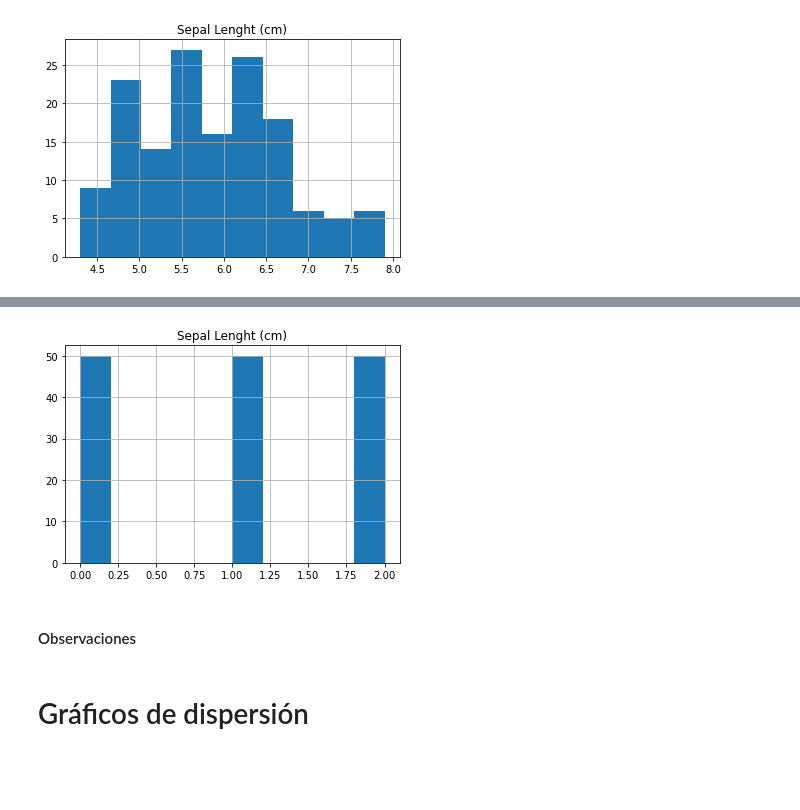
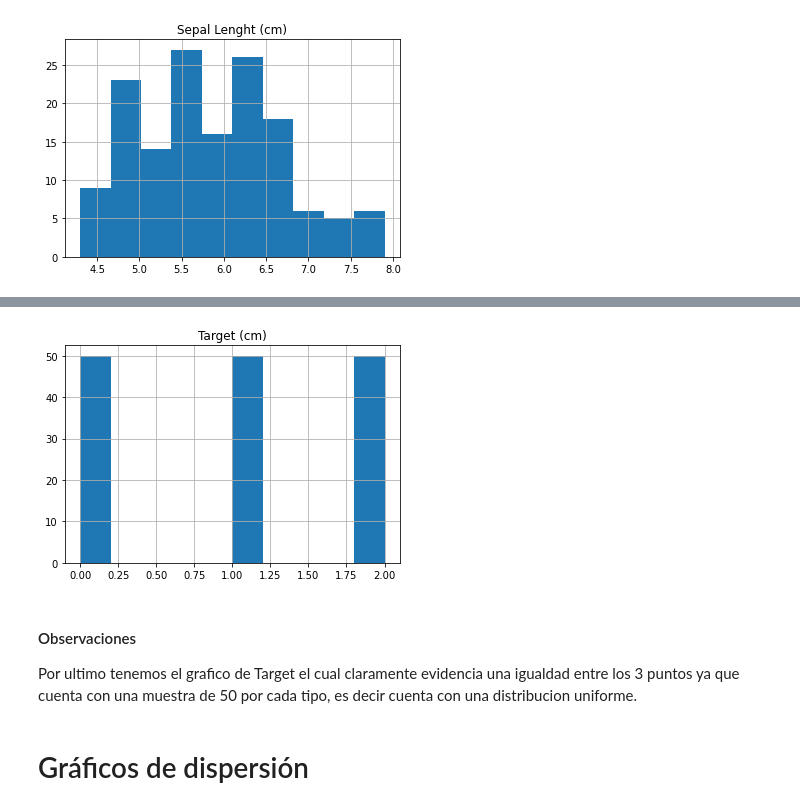
Before and after one commit to Jefer698/Solemne-I-Optativo-de-Especialidad-II, a Jupyter notebook: Solemne1_NombreApellido.ipynb, the cells around one changed output, grey strips where cells are left out. Saved outputs shown, nothing was run; the diff lists cells and outputs as text; code cells hidden in the pictures; blank space fills up the shorter version.

Commit message:
Añadiendo observaciones a los graficos

```diff
--- a/Solemne1_NombreApellido.ipynb
+++ b/Solemne1_NombreApellido.ipynb
@@ -392,11 +396,12 @@ plt.show()
 # %%
 df['target'].hist()
-plt.title("Sepal Lenght (cm)")
+plt.title("Target (cm)")
 plt.show()
 # %% [output]
-[figure, old version]
+[figure, new version]
-# %% [markdown]
-<h4> Observaciones </h4>
+# %% [markdown]
+<h4> Observaciones </h4>
+Por ultimo tenemos el grafico de Target el cual claramente evidencia una igualdad entre los 3 puntos ya que cuenta con una muestra de 50 por cada tipo, es decir cuenta con una distribucion uniforme.
 # %% [markdown]
 # Gráficos de dispersión
 # %%
```
Also changed, not shown: parts of 55 cells of this notebook.
